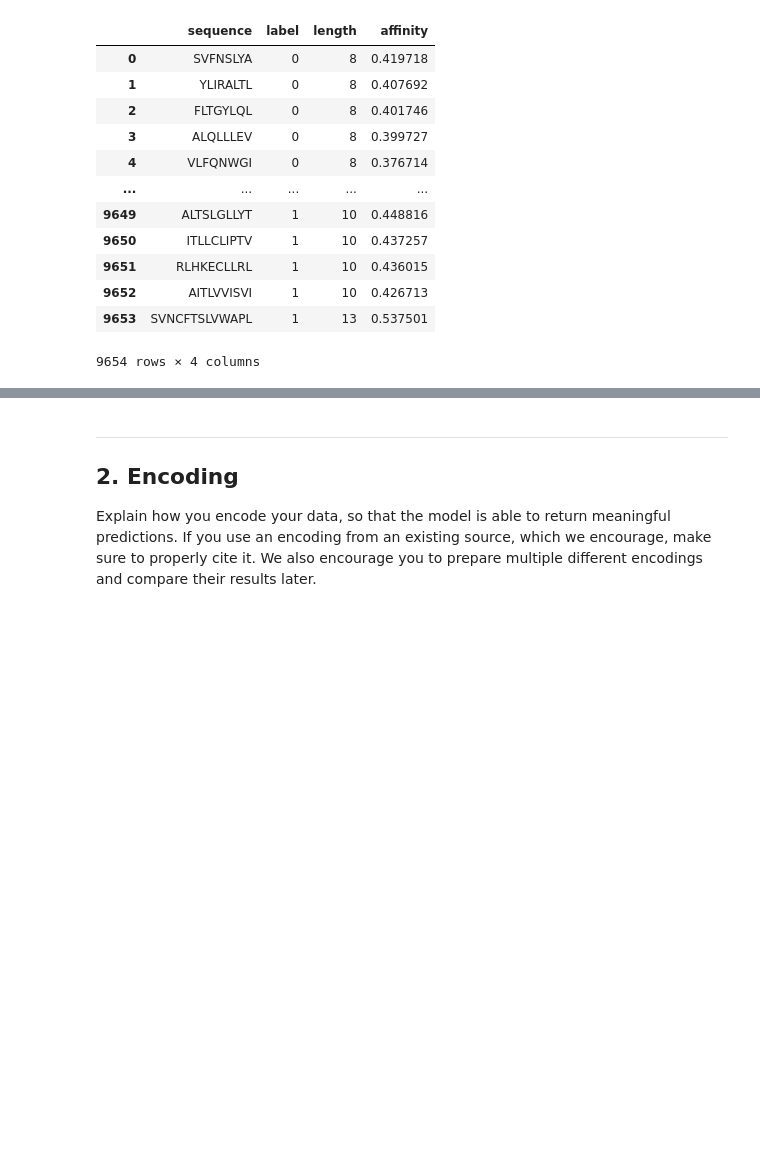
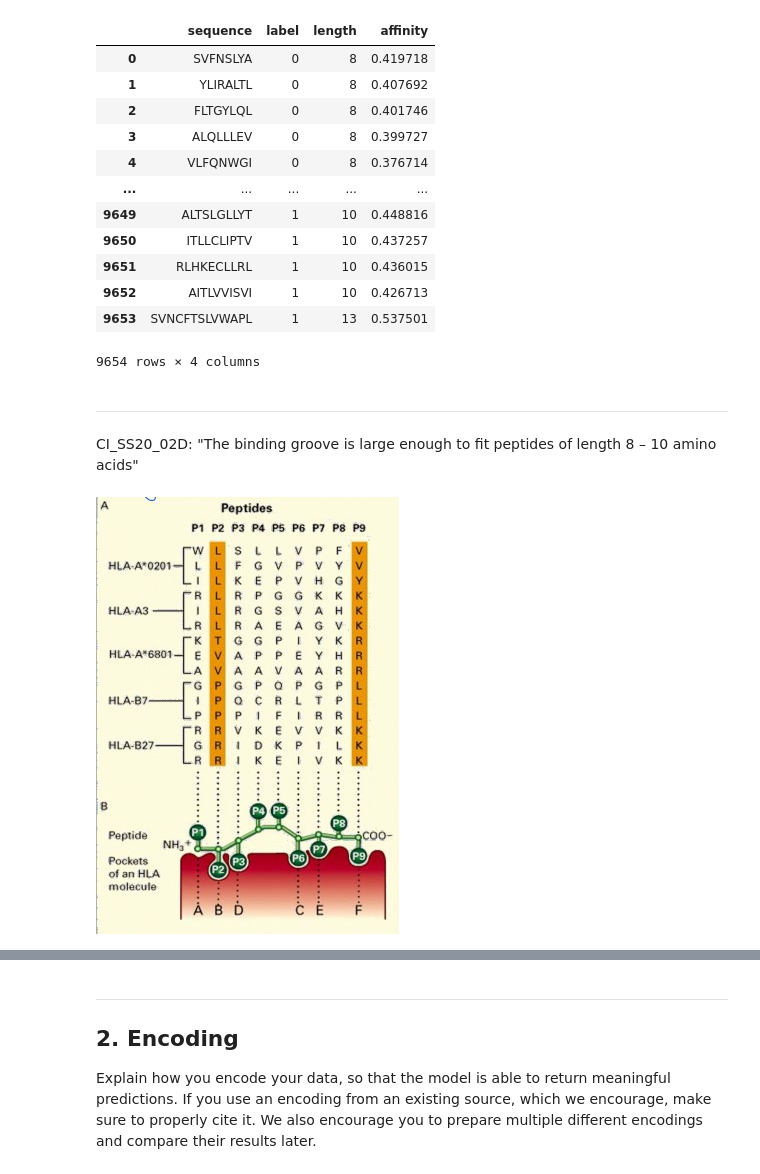
Before and after one commit to TuebMax/CI, a Jupyter notebook: ci_project_max.ipynb, the cells around one changed output, grey strips where cells are left out. Cells and saved outputs as stored; diff of their text form; code cells hidden in the pictures; blank space fills up the shorter version.

```diff
--- a/ci_project_max.ipynb
+++ b/ci_project_max.ipynb
@@ -90,3 +91,10 @@ project_data
 | 9652 | AITLVVISVI | 1 | 10 | 0.426713 |
 | 9653 | SVNCFTSLVWAPL | 1 | 13 | 0.537501 |
 9654 rows × 4 columns
+# %% [markdown]
+---
+CI_SS20_02D: "The binding groove is large enough to fit peptides of length 8 – 10 amino acids"
+# %%
+Image(filename='images/MHC_1_Binding.jpg')
+# %% [output]
+[figure, added]
```
Also changed, not shown: parts of 10 cells of this notebook, 1 other file.
